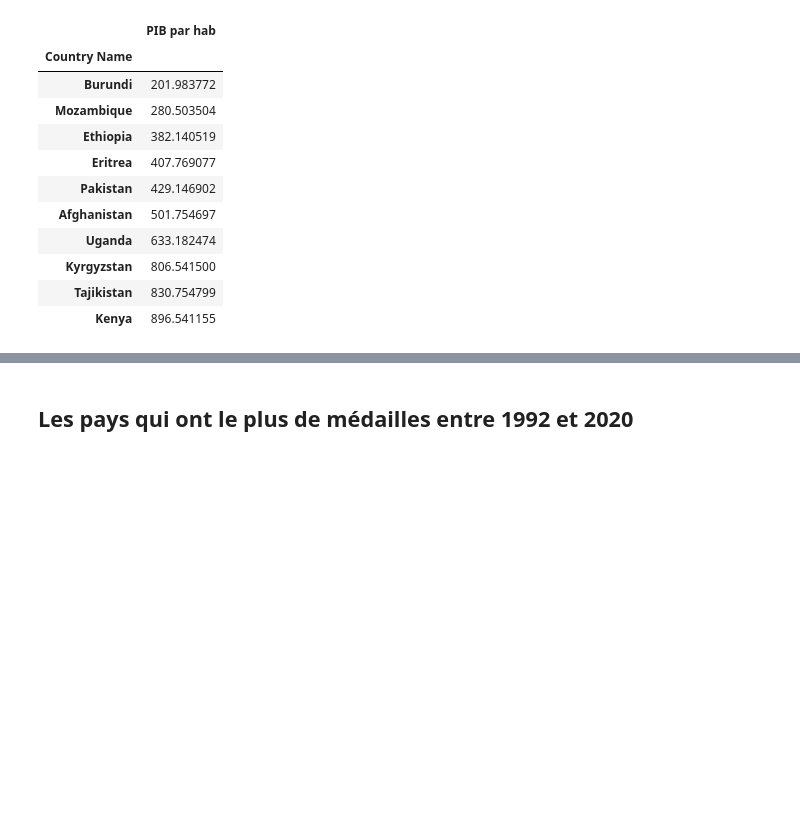
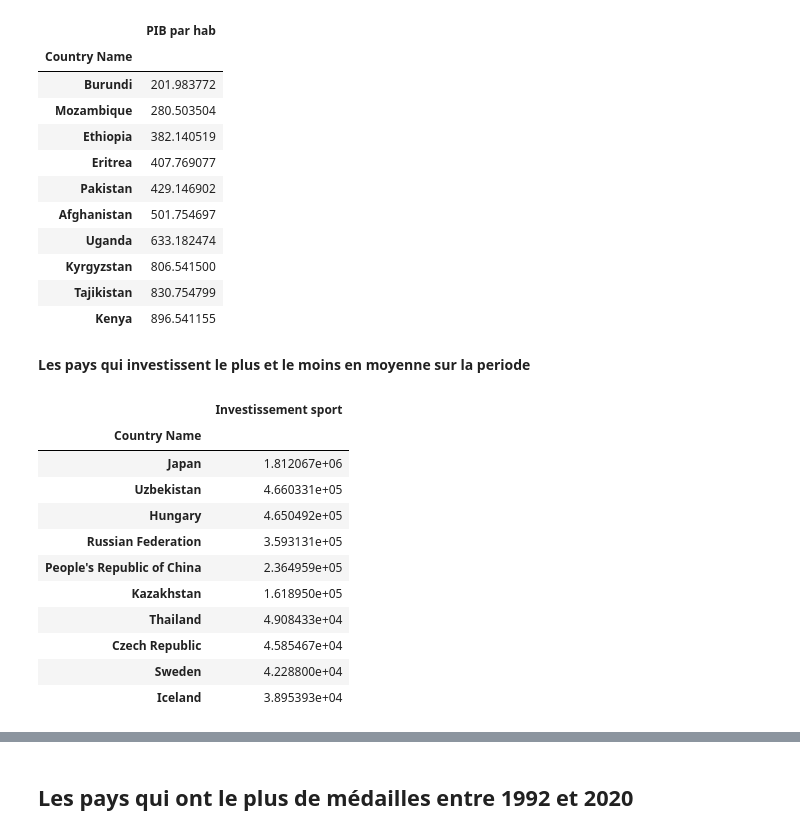
Before and after one commit to clemencebriodeau/Projet-python, a Jupyter notebook: Visualisation.ipynb, the cells around one changed output, grey strips where cells are left out. Drawn from its saved outputs; the diff is of its cells as text; code cells hidden in the pictures; blank space fills up the shorter version.

Commit message:
Ajout stats sur investissement sport

```diff
--- a/Visualisation.ipynb
+++ b/Visualisation.ipynb
@@ -78,3 +78,21 @@ PIB_min
 | Kyrgyzstan | 806.541500 |
 | Tajikistan | 830.754799 |
 | Kenya | 896.541155 |
+# %% [markdown]
+**Les pays qui investissent le plus et le moins en moyenne sur la periode**
+# %%
+Invest_sport_max = df.groupby('Country Name').agg({'Investissement sport': "mean"}).sort_values('Investissement sport', ascending = False)
+Invest_sport_max.head(10)
+# %% [output]
+|  | Investissement sport |
+| Country Name |  |
+| Japan | 1.812067e+06 |
+| Uzbekistan | 4.660331e+05 |
+| Hungary | 4.650492e+05 |
+| Russian Federation | 3.593131e+05 |
+| People's Republic of China | 2.364959e+05 |
+| Kazakhstan | 1.618950e+05 |
+| Thailand | 4.908433e+04 |
+| Czech Republic | 4.585467e+04 |
+| Sweden | 4.228800e+04 |
+| Iceland | 3.895393e+04 |
```
Also changed, not shown: parts of 5 cells of this notebook.
